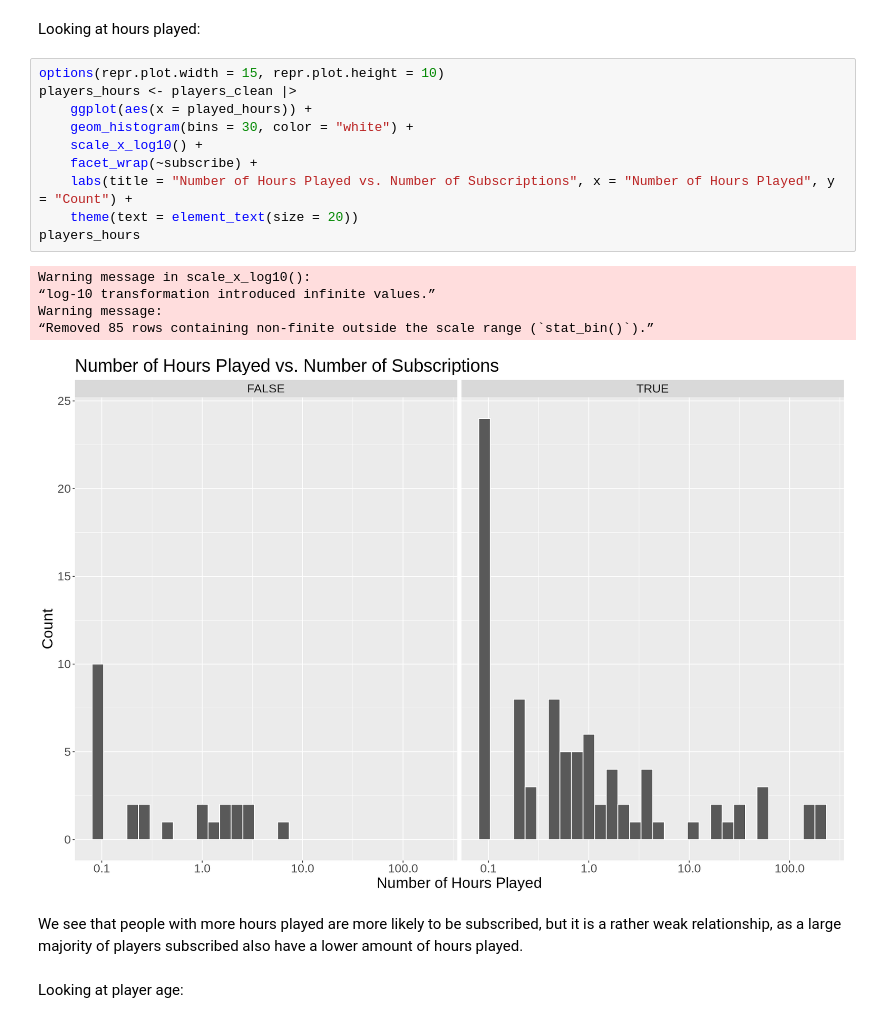
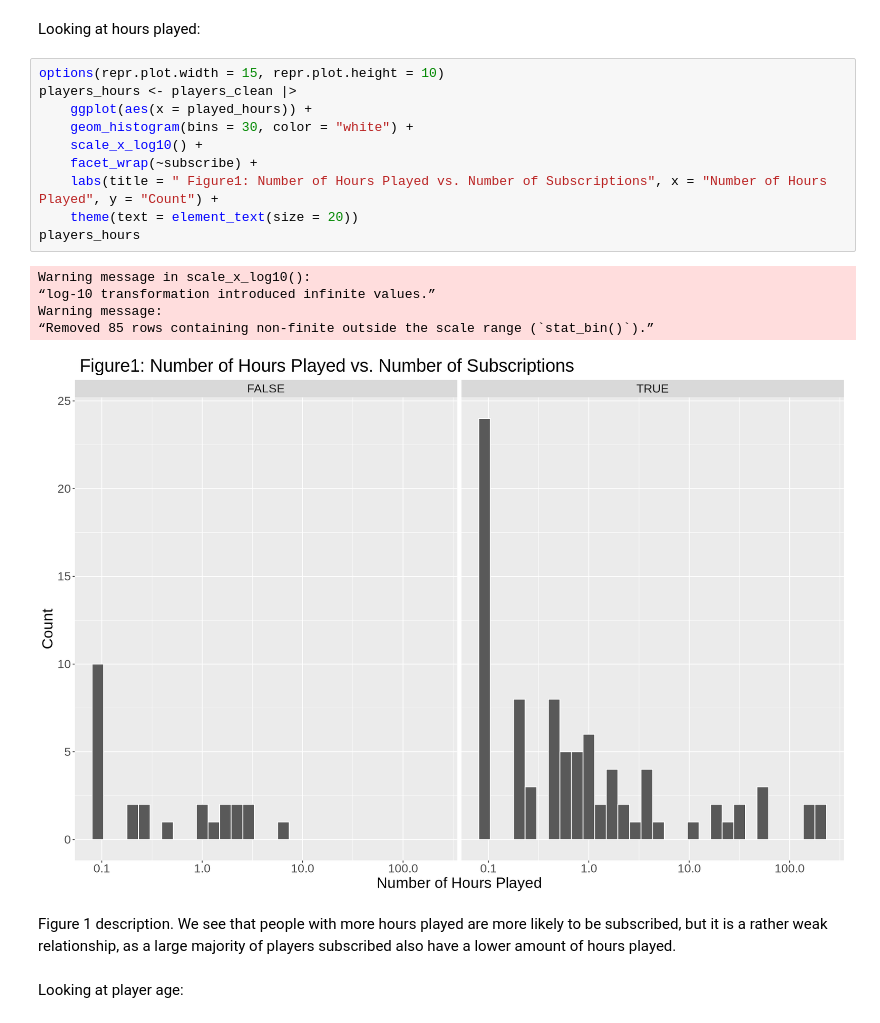
Before and after one commit to yunan-Deng/data_science_100_group33, a Jupyter notebook: Final Project Report.ipynb, the cells around one changed output. Drawn from its saved outputs; the diff is of its cells as text.

Commit message:
Final
Final
add figure order
grammar problem

```diff
--- a/Final Project Report.ipynb
+++ b/Final Project Report.ipynb
@@ -122,21 +125,21 @@ Looking at hours played:
 # %%
 options(repr.plot.width = 15, repr.plot.height = 10)
 players_hours <- players_clean |>
     ggplot(aes(x = played_hours)) +
     geom_histogram(bins = 30, color = "white") +
     scale_x_log10() +
     facet_wrap(~subscribe) +
-    labs(title = "Number of Hours Played vs. Number of Subscriptions", x = "Number of Hours Played", y = "Count") +
+    labs(title = " Figure1: Number of Hours Played vs. Number of Subscriptions", x = "Number of Hours Played", y = "Count") +
     theme(text = element_text(size = 20))
 players_hours
 # %% [output]
 Warning message in scale_x_log10():
 “log-10 transformation introduced infinite values.”
 Warning message:
 “Removed 85 rows containing non-finite outside the scale range (`stat_bin()`).”
-[figure, old version]
+[figure, new version]
 # %% [markdown]
-We see that people with more hours played are more likely to be subscribed, but it is a rather weak relationship, as a large majority of players subscribed also have a lower amount of hours played.
+Figure 1 description. We see that people with more hours played are more likely to be subscribed, but it is a rather weak relationship, as a large majority of players subscribed also have a lower amount of hours played.
 # %% [markdown]
 Looking at player age:
 # %%
```
Also changed, not shown: parts of 18 cells of this notebook.
